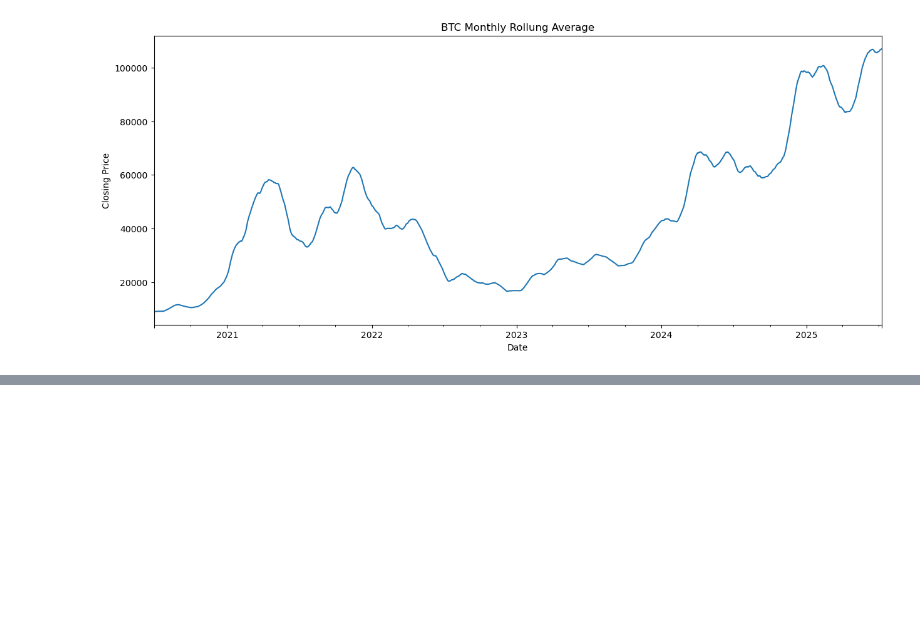
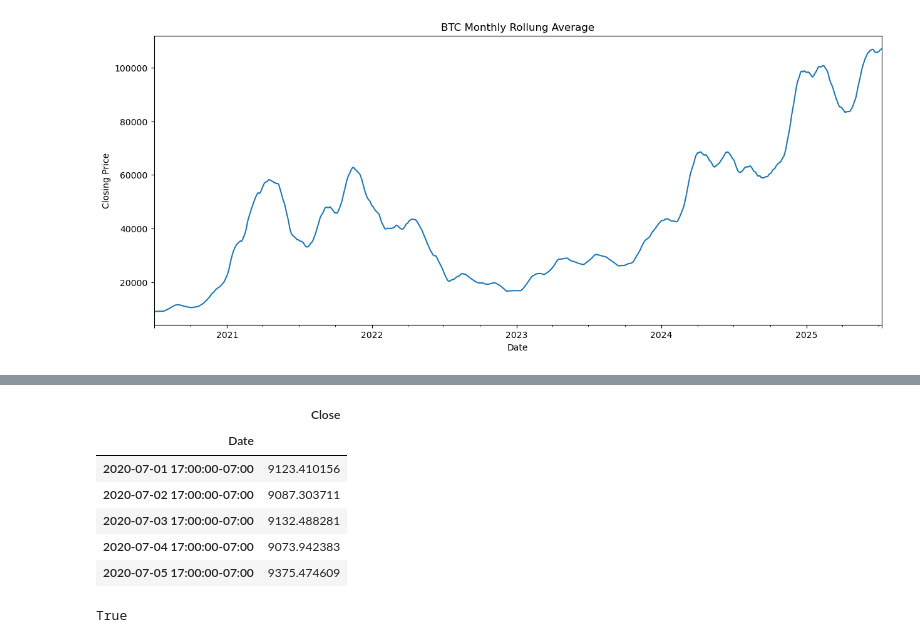
Before and after one commit to serialdotai/btc-closing-price-tracker, a Jupyter notebook: linear_reg_btc.ipynb, the cells around one changed output, grey strips where cells are left out. Cells and saved outputs as stored; diff of their text form; code cells hidden in the pictures; blank space fills up the shorter version.

```diff
--- a/linear_reg_btc.ipynb
+++ b/linear_reg_btc.ipynb
@@ -137,0 +174,10 @@ df.head()
+# %%
+X.head()
+# %% [output]
+|  | Close |
+| Date |  |
+| 2020-07-01 17:00:00-07:00 | 9123.410156 |
+| 2020-07-02 17:00:00-07:00 | 9087.303711 |
+| 2020-07-03 17:00:00-07:00 | 9132.488281 |
+| 2020-07-04 17:00:00-07:00 | 9073.942383 |
+| 2020-07-05 17:00:00-07:00 | 9375.474609 |
@@ -137,0 +190,5 @@ df.head()
+# %%
+len(X_train) + len(X_test) == len(X)
+len(y_train) + len(y_test) == len(y)
+# %% [output]
+True
```
Also changed, not shown: parts of 7 cells of this notebook.
